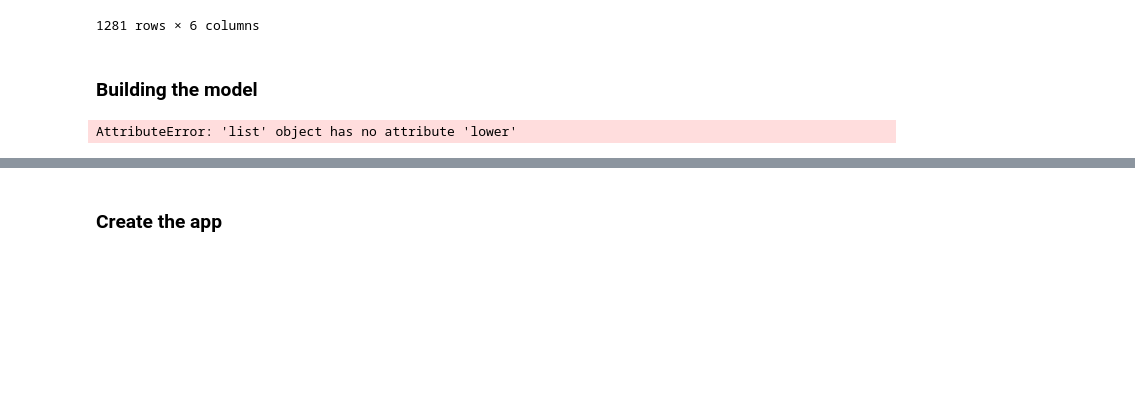
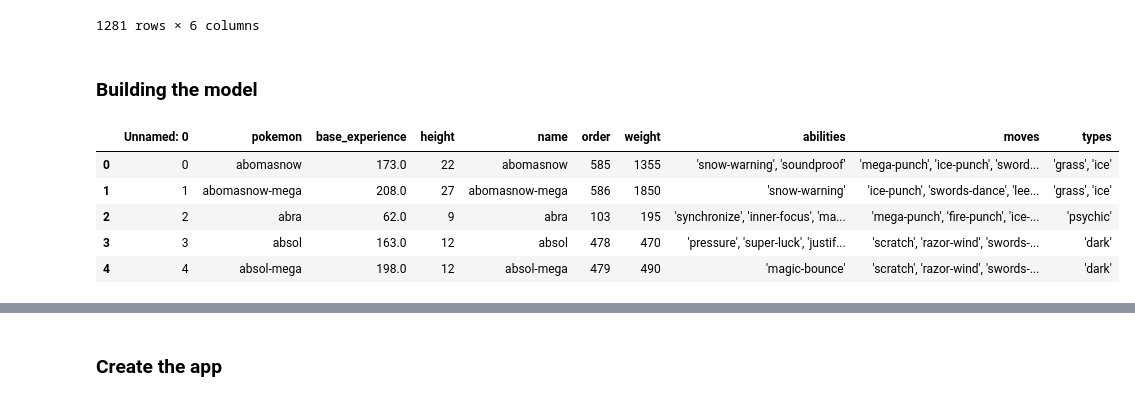
Before and after one commit to MendelinaL/ADS509_Pokemon-Text-Analysis, a Jupyter notebook: ADS 509 Pokemon Text Analysis - Final Project.ipynb, the cells around one changed output, grey strips where cells are left out. Cells and saved outputs as stored; diff of their text form; code cells hidden in the pictures; blank space fills up the shorter version.

```diff
--- a/ADS 509 Pokemon Text Analysis - Final Project.ipynb
+++ b/ADS 509 Pokemon Text Analysis - Final Project.ipynb
@@ -306,17 +307,13 @@ clean_df
 1281 rows × 6 columns
 # %% [markdown]
 ### Building the model
-# %%
-X = df['description']
-y = df['pokemon']
-cv = CountVectorizer()
-X = cv.fit_transform(X)
-X_train, X_test, y_train, y_test = train_test_split(X,y,test_size=0.33,random_state=42)
-
-clf = MultinomialNB()
-clf.fit(X_train, y_train)
-clf.score(X_test, y_test)
-y_pred = clf.predict(X_test)
-print(classification_report(y_test,y_pred))
-# %% [output]
-AttributeError: 'list' object has no attribute 'lower'
+# %%
+Final_Data = pd.read_csv('C:/Users/mendi/Desktop/USD Class Files/ADS 509/Final_Data.csv')
+Final_Data.head()
+# %% [output]
+|  | Unnamed: 0 | pokemon | base_experience | height | name | order | weight | abilities | moves | types |
+| 0 | 0 | abomasnow | 173.0 | 22 | abomasnow | 585 | 1355 | 'snow-warning', 'soundproof' | 'mega-punch', 'ice-punch', 'sword... | 'grass', 'ice' |
+| 1 | 1 | abomasnow-mega | 208.0 | 27 | abomasnow-mega | 586 | 1850 | 'snow-warning' | 'ice-punch', 'swords-dance', 'lee... | 'grass', 'ice' |
+| 2 | 2 | abra | 62.0 | 9 | abra | 103 | 195 | 'synchronize', 'inner-focus', 'ma... | 'mega-punch', 'fire-punch', 'ice-... | 'psychic' |
+| 3 | 3 | absol | 163.0 | 12 | absol | 478 | 470 | 'pressure', 'super-luck', 'justif... | 'scratch', 'razor-wind', 'swords-... | 'dark' |
+| 4 | 4 | absol-mega | 198.0 | 12 | absol-mega | 479 | 490 | 'magic-bounce' | 'scratch', 'razor-wind', 'swords-... | 'dark' |
```
Also changed, not shown: parts of 6 cells of this notebook, 8 other files.
